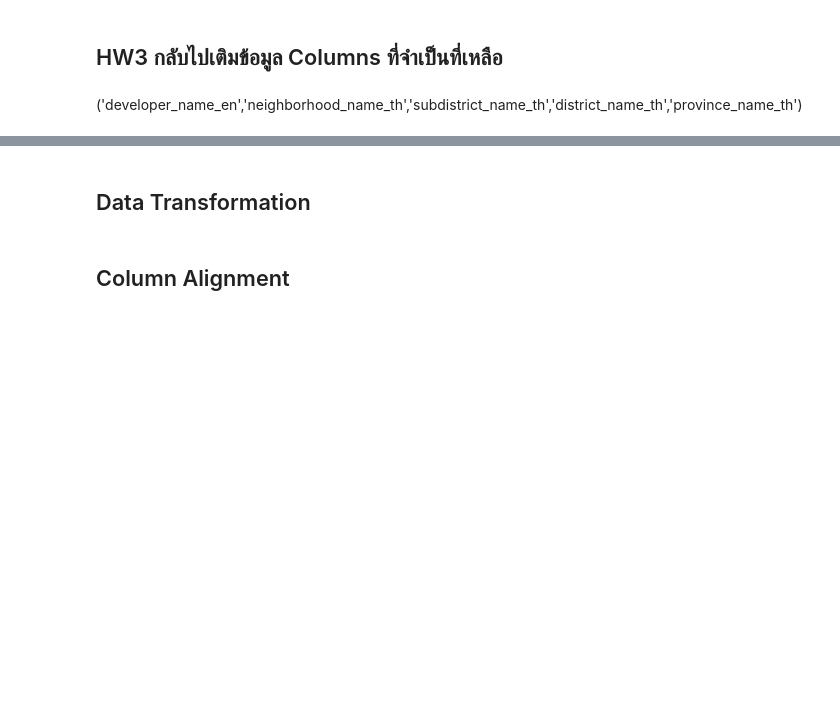
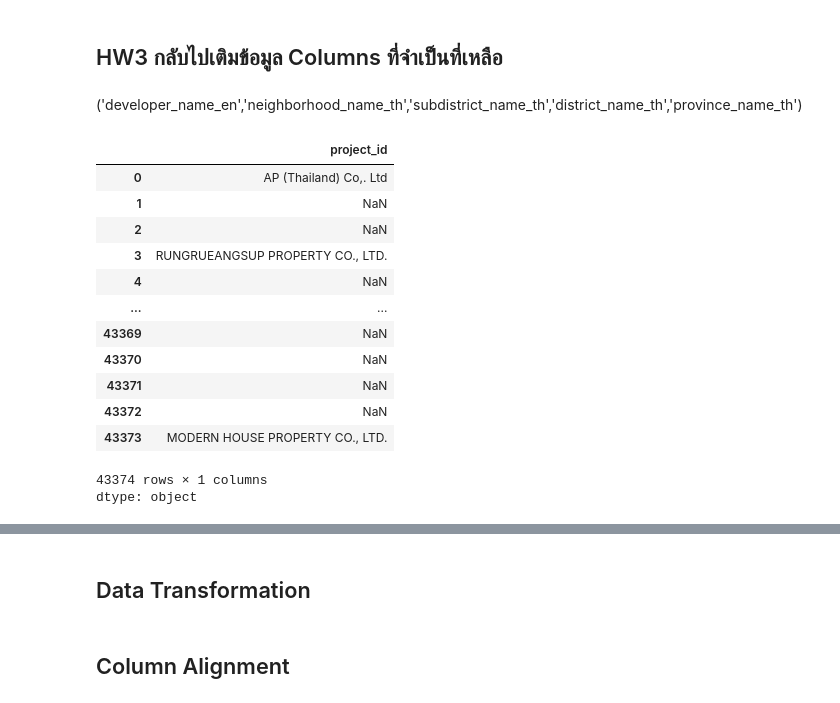
Before and after one commit to AI-Krittaya/BSC_DPDM2025, a Jupyter notebook: Ch3_Data_Prepocessing.ipynb, the cells around one changed output, grey strips where cells are left out. Drawn from its saved outputs; the diff is of its cells as text; code cells hidden in the pictures; blank space fills up the shorter version.

```diff
--- a/Ch3_Data_Prepocessing.ipynb
+++ b/Ch3_Data_Prepocessing.ipynb
@@ -599,3 +641,20 @@ dtype: object
 ## HW3 กลับไปเติมข้อมูล Columns ที่จำเป็นที่เหลือ
 # %% [markdown]
 ('developer_name_en','neighborhood_name_th','subdistrict_name_th','district_name_th','province_name_th')
+# %%
+unit_df['project_id'].map(project_df_dedup.set_index('project_id')['developer_name_en'])
+# %% [output]
+|  | project_id |
+| 0 | AP (Thailand) Co,. Ltd |
+| 1 | NaN |
+| 2 | NaN |
+| 3 | RUNGRUEANGSUP PROPERTY CO., LTD. |
+| 4 | NaN |
+| ... | ... |
+| 43369 | NaN |
+| 43370 | NaN |
+| 43371 | NaN |
+| 43372 | NaN |
+| 43373 | MODERN HOUSE PROPERTY CO., LTD. |
+43374 rows × 1 columns
+dtype: object
```
Also changed, not shown: parts of 9 cells of this notebook.
